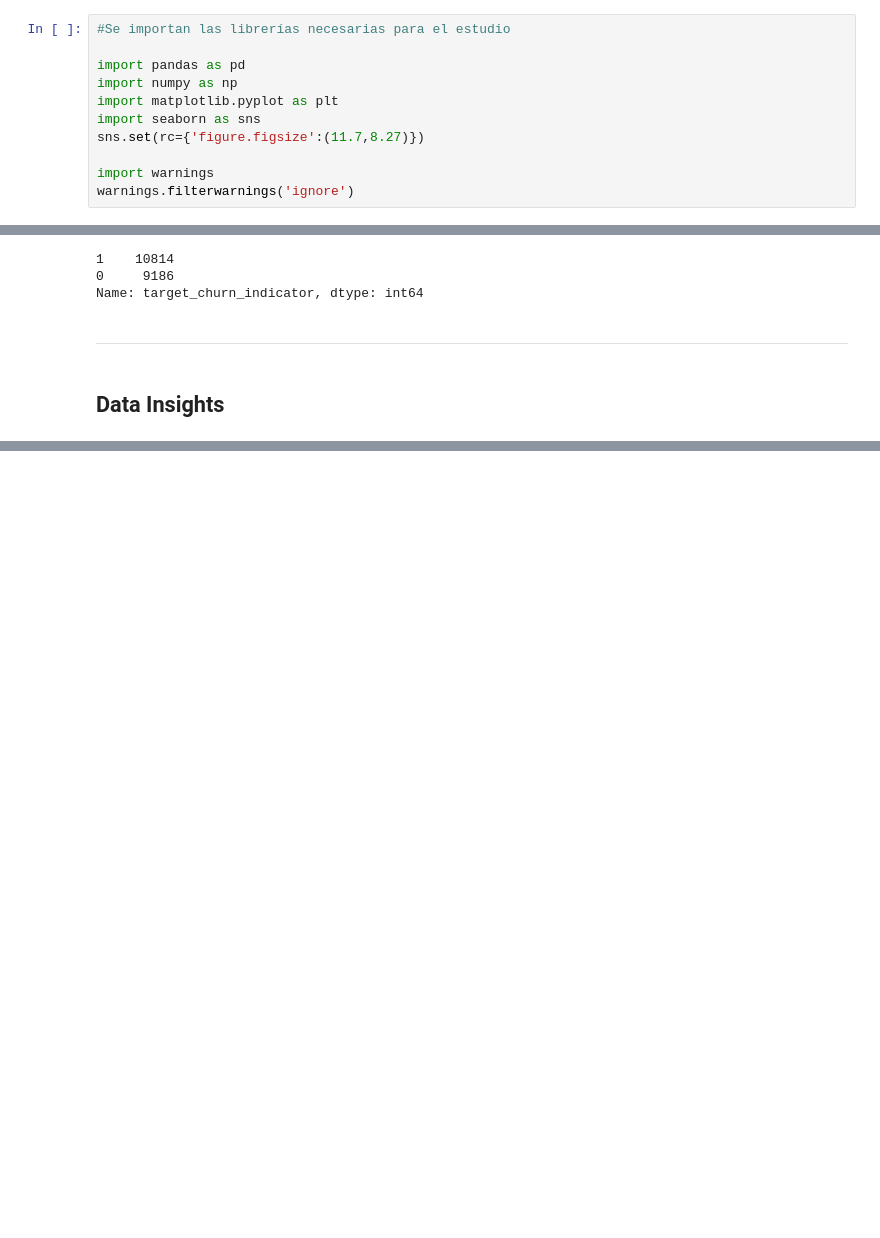
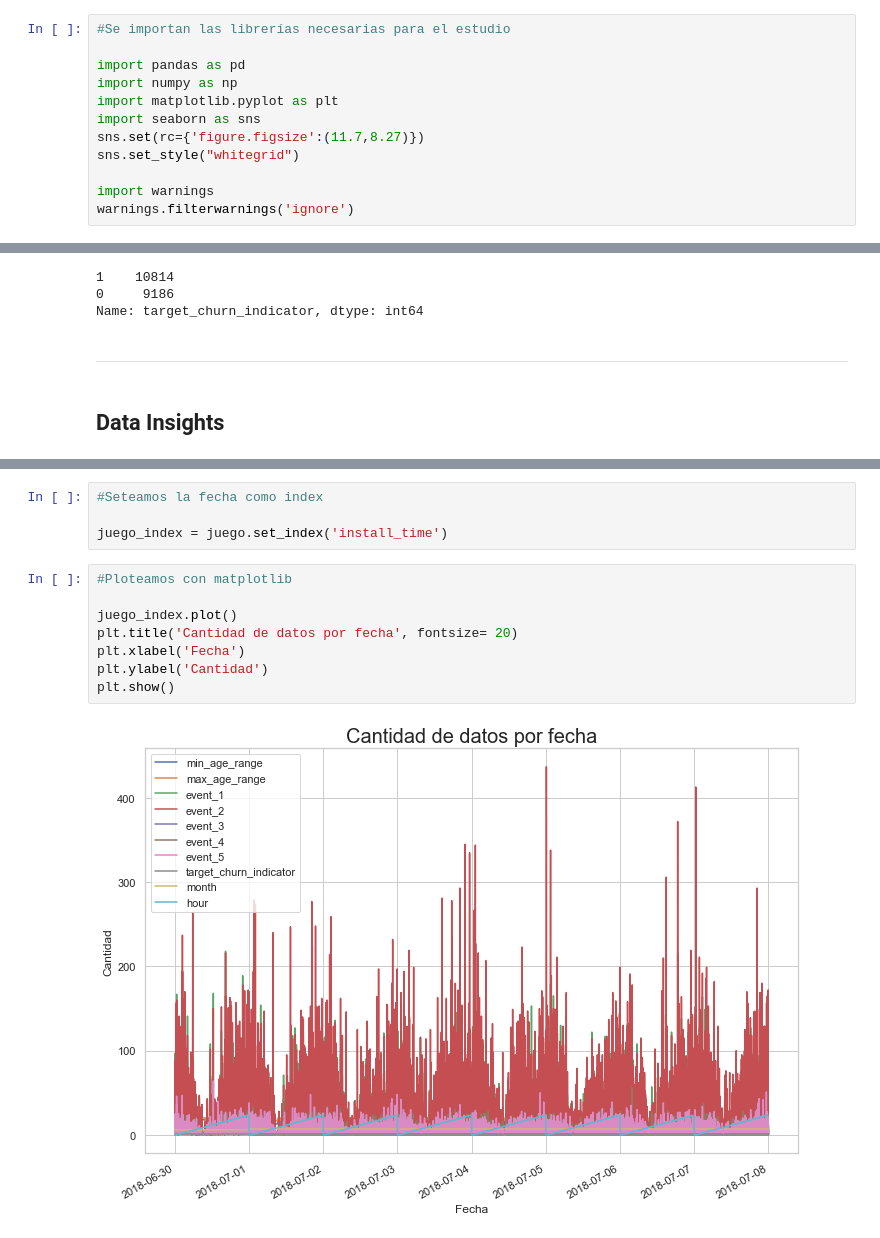
Before and after one commit to rodolfopardo/etermax, a Jupyter notebook: etermax_tecnico.ipynb, the cells around one changed output, grey strips where cells are left out. Cells and saved outputs as stored; diff of their text form; blank space fills up the shorter version.

```diff
--- a/etermax_tecnico.ipynb
+++ b/etermax_tecnico.ipynb
@@ -12,6 +12,7 @@ import numpy as np
 import matplotlib.pyplot as plt
 import seaborn as sns
 sns.set(rc={'figure.figsize':(11.7,8.27)})
+sns.set_style("whitegrid")
 
 import warnings
 warnings.filterwarnings('ignore')
@@ -419,0 +416,14 @@ juego.tail()
+# %%
+#Seteamos la fecha como index
+
+juego_index = juego.set_index('install_time')
+# %%
+#Ploteamos con matplotlib
+
+juego_index.plot()
+plt.title('Cantidad de datos por fecha', fontsize= 20)
+plt.xlabel('Fecha')
+plt.ylabel('Cantidad')
+plt.show()
+# %% [output]
+[figure, added]
```
Also changed, not shown: parts of 32 cells of this notebook, 1 other file.
